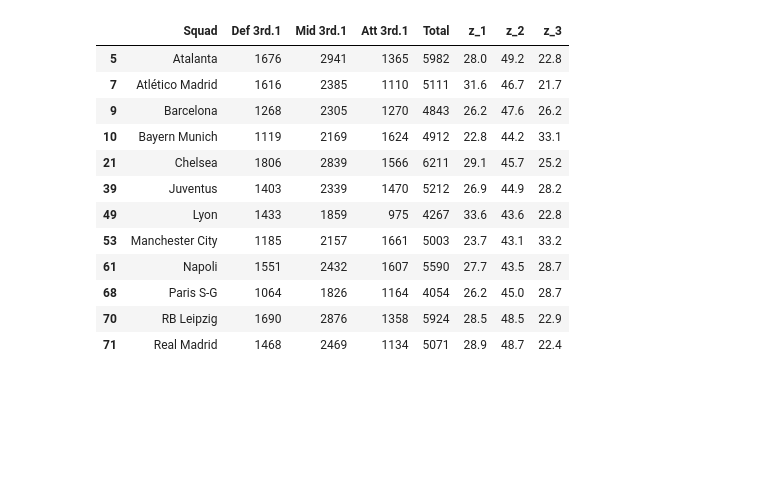
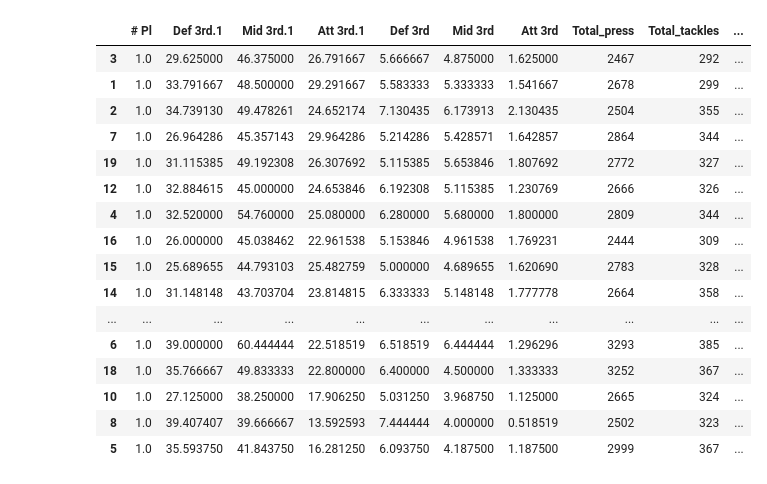
Before and after one commit to rcammi/PressViz, a Jupyter notebook: analyze_data.ipynb, the cells around one changed output. Drawn from its saved outputs; the diff is of its cells as text; code cells hidden in the pictures; blank space fills up the shorter version.

```diff
--- a/analyze_data.ipynb
+++ b/analyze_data.ipynb
@@ -81,27 +70,40 @@ array(['Alavés', 'Amiens', 'Angers', 'Arsenal', 'Aston Villa', 'Atalanta',
-# %%
-#new dataframe with champions league squads and their pressures in different zones
-squads_l = ['Real Madrid','Atlético Madrid','Atalanta','Barcelona','Bayern Munich','Chelsea','Juventus','Manchester City','Napoli','Paris S-G','RB Leipzig','Lyon']
-
-df_champ = df[df['Squad'].isin(squads_l)][['Squad','Def 3rd.1', 'Mid 3rd.1', 'Att 3rd.1']]
-
-#calculate the percentage applied in each third of the pitch
-df_champ['Total'] = df_champ.sum(axis=1)
-df_champ['z_1'] = round((df_champ['Def 3rd.1'] / df_champ['Total']) * 100,1)
-df_champ['z_2'] = round((df_champ['Mid 3rd.1'] / df_champ['Total']) * 100,1)
-df_champ['z_3'] = round((df_champ['Att 3rd.1'] / df_champ['Total']) * 100,1)
-
-df_champ
-# %% [output]
-|  | Squad | Def 3rd.1 | Mid 3rd.1 | Att 3rd.1 | Total | z_1 | z_2 | z_3 |
-| 5 | Atalanta | 1676 | 2941 | 1365 | 5982 | 28.0 | 49.2 | 22.8 |
-| 7 | Atlético Madrid | 1616 | 2385 | 1110 | 5111 | 31.6 | 46.7 | 21.7 |
-| 9 | Barcelona | 1268 | 2305 | 1270 | 4843 | 26.2 | 47.6 | 26.2 |
-| 10 | Bayern Munich | 1119 | 2169 | 1624 | 4912 | 22.8 | 44.2 | 33.1 |
-| 21 | Chelsea | 1806 | 2839 | 1566 | 6211 | 29.1 | 45.7 | 25.2 |
-| 39 | Juventus | 1403 | 2339 | 1470 | 5212 | 26.9 | 44.9 | 28.2 |
-| 49 | Lyon | 1433 | 1859 | 975 | 4267 | 33.6 | 43.6 | 22.8 |
-| 53 | Manchester City | 1185 | 2157 | 1661 | 5003 | 23.7 | 43.1 | 33.2 |
-| 61 | Napoli | 1551 | 2432 | 1607 | 5590 | 27.7 | 43.5 | 28.7 |
-| 68 | Paris S-G | 1064 | 1826 | 1164 | 4054 | 26.2 | 45.0 | 28.7 |
-| 70 | RB Leipzig | 1690 | 2876 | 1358 | 5924 | 28.5 | 48.5 | 22.9 |
-| 71 | Real Madrid | 1468 | 2469 | 1134 | 5071 | 28.9 | 48.7 | 22.4 |
+# %%
+#new dataframe with champions league squads and their pressures in different zones
+cols = ['Squad','# Pl', 'Def 3rd.1', 'Mid 3rd.1', 'Att 3rd.1', 'Def 3rd', 'Mid 3rd', 'Att 3rd']
+df_plot = df[cols]
+
+#adjust metrics by minutes played if needed
+df_plot = df_plot[cols[1:]].apply(lambda x: x / df_plot['# Pl'])
+
+#calculate the percentage applied in each third of the pitch
+df_plot['Total_press'] = df[['Def 3rd.1', 'Mid 3rd.1', 'Att 3rd.1']].sum(axis=1)
+df_plot['Total_tackles'] = df[['Def 3rd', 'Mid 3rd', 'Att 3rd']].sum(axis=1)
+df_plot['z_1'] = round((df_plot['Def 3rd.1'] / df_plot['Total_press']) * 100,1)
+df_plot['z_2'] = round((df_plot['Mid 3rd.1'] / df_plot['Total_press']) * 100,1)
+df_plot['z_3'] = round((df_plot['Att 3rd.1'] / df_plot['Total_press']) * 100,1)
+
+#calculate z score
+df_plot[['z_1_adj','z_2_adj','z_3_adj']] = df_plot[['Def 3rd.1', 'Mid 3rd.1', 'Att 3rd.1']].apply(stats.zscore)
+
+#add squad column
+df_plot['Squad'] = df[cols[:1]]
+
+df_plot.sort_values(by='z_3', ascending=False)
+# %% [output]
+|  | # Pl | Def 3rd.1 | Mid 3rd.1 | Att 3rd.1 | Def 3rd | Mid 3rd | Att 3rd | Total_press | Total_tackles | ... |
+| 3 | 1.0 | 29.625000 | 46.375000 | 26.791667 | 5.666667 | 4.875000 | 1.625000 | 2467 | 292 | ... |
+| 1 | 1.0 | 33.791667 | 48.500000 | 29.291667 | 5.583333 | 5.333333 | 1.541667 | 2678 | 299 | ... |
+| 2 | 1.0 | 34.739130 | 49.478261 | 24.652174 | 7.130435 | 6.173913 | 2.130435 | 2504 | 355 | ... |
+| 7 | 1.0 | 26.964286 | 45.357143 | 29.964286 | 5.214286 | 5.428571 | 1.642857 | 2864 | 344 | ... |
+| 19 | 1.0 | 31.115385 | 49.192308 | 26.307692 | 5.115385 | 5.653846 | 1.807692 | 2772 | 327 | ... |
+| 12 | 1.0 | 32.884615 | 45.000000 | 24.653846 | 6.192308 | 5.115385 | 1.230769 | 2666 | 326 | ... |
+| 4 | 1.0 | 32.520000 | 54.760000 | 25.080000 | 6.280000 | 5.680000 | 1.800000 | 2809 | 344 | ... |
+| 16 | 1.0 | 26.000000 | 45.038462 | 22.961538 | 5.153846 | 4.961538 | 1.769231 | 2444 | 309 | ... |
+| 15 | 1.0 | 25.689655 | 44.793103 | 25.482759 | 5.000000 | 4.689655 | 1.620690 | 2783 | 328 | ... |
+| 14 | 1.0 | 31.148148 | 43.703704 | 23.814815 | 6.333333 | 5.148148 | 1.777778 | 2664 | 358 | ... |
+| ... | ... | ... | ... | ... | ... | ... | ... | ... | ... | ... |
+| 6 | 1.0 | 39.000000 | 60.444444 | 22.518519 | 6.518519 | 6.444444 | 1.296296 | 3293 | 385 | ... |
+| 18 | 1.0 | 35.766667 | 49.833333 | 22.800000 | 6.400000 | 4.500000 | 1.333333 | 3252 | 367 | ... |
+| 10 | 1.0 | 27.125000 | 38.250000 | 17.906250 | 5.031250 | 3.968750 | 1.125000 | 2665 | 324 | ... |
+| 8 | 1.0 | 39.407407 | 39.666667 | 13.592593 | 7.444444 | 4.000000 | 0.518519 | 2502 | 323 | ... |
+| 5 | 1.0 | 35.593750 | 41.843750 | 16.281250 | 6.093750 | 4.187500 | 1.187500 | 2999 | 367 | ... |
```
Also changed, not shown: parts of 7 cells of this notebook, 4 other files.
